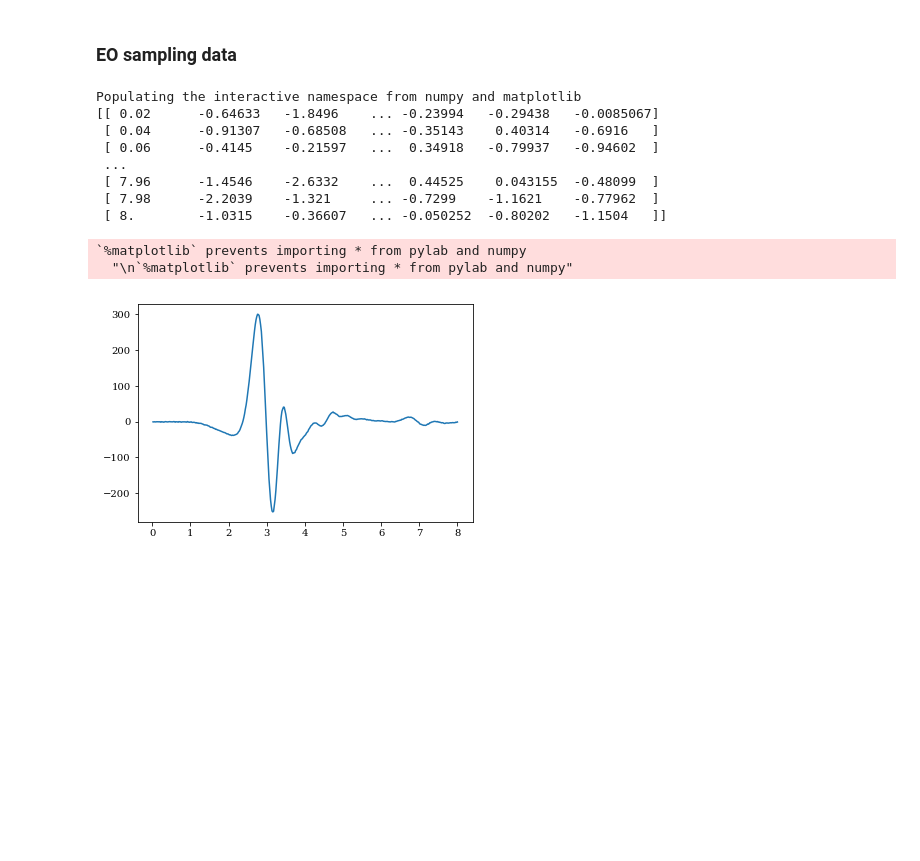
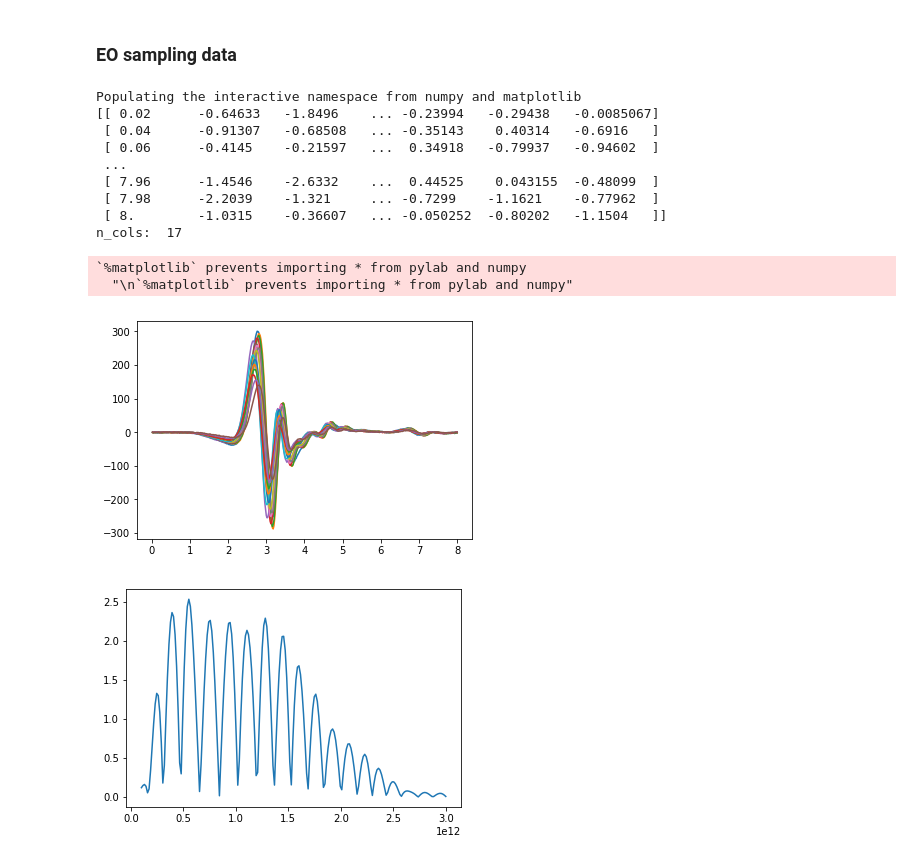
Before and after one commit to nimachm81/YEEFDTD, a Jupyter notebook: build/visualisation/Electron Emitter - Drude Metal Wedge - partialGrid.ipynb, the cells around one changed output. Saved outputs shown, nothing was run; the diff lists cells and outputs as text; code cells hidden in the pictures; blank space fills up the shorter version.

```diff
--- a/build/visualisation/Electron Emitter - Drude Metal Wedge - partialGrid.ipynb
+++ b/build/visualisation/Electron Emitter - Drude Metal Wedge - partialGrid.ipynb
@@ -687,35 +687,58 @@ parameters:  {'dt_si': 7.469071677928396e-17, 'dy_si': 3.333333253863202e-08, 'd
 # %%
 %pylab inline
 from scipy import constants
 import numpy as np
 
 from numpy import genfromtxt
 my_data = genfromtxt('../data/2D/EO_sampling_data.csv')
 
 print(my_data)
 
-for i in range(1, 2):
+n_cols = my_data.shape[1]
+print("n_cols: ", n_cols)
+
+for i in range(1, n_cols):
     plot(my_data[:,0], my_data[:,i])
 show()
 
 from WriteBinary import *
 
 Write1DArray(my_data[:,0]*1.0e-12, "../data/2D/time_samples.d", "d")
 Write1DArray(my_data[:,1]/np.max(np.abs(my_data[:,1])), "../data/2D/field_samples.d", "d")
 Write1DArray(my_data[:,0]*1.0e-12, "../data/2D/time_samples.f", "f")
 Write1DArray(my_data[:,1]/np.max(np.abs(my_data[:,1])), "../data/2D/field_samples.f", "f")
+
+E_t = my_data[:, 1]
+t = my_data[:,0] * 1.0e-12
+n_f = 200
+f0 = 0.1*constants.tera
+f1 = 3.0*constants.tera
+f = np.linspace(f0, f1, n_f)
+E_f = np.zeros(n_f)
+n_t = len(t)
+
+for i in range(n_f):
+    w_i = 2.0*np.pi*f[i]
+    for j in range(n_t):
+        E_f[i] += E_t[j]*np.exp(-1j*w_i*t[j])
+E_f /= (n_t * 2 * np.pi)
+
+plot(f, np.abs(E_f))
+show()
 # %% [output]
 Populating the interactive namespace from numpy and matplotlib
 [[ 0.02      -0.64633   -1.8496    ... -0.23994   -0.29438   -0.0085067]
  [ 0.04      -0.91307   -0.68508   ... -0.35143    0.40314   -0.6916   ]
  [ 0.06      -0.4145    -0.21597   ...  0.34918   -0.79937   -0.94602  ]
  ...
  [ 7.96      -1.4546    -2.6332    ...  0.44525    0.043155  -0.48099  ]
  [ 7.98      -2.2039    -1.321     ... -0.7299    -1.1621    -0.77962  ]
  [ 8.        -1.0315    -0.36607   ... -0.050252  -0.80202   -1.1504   ]]
+n_cols:  17
 `%matplotlib` prevents importing * from pylab and numpy
   "\n`%matplotlib` prevents importing * from pylab and numpy"
-[figure, old version]
+[figure, new version]
+[figure, added]
 # %%
 %pylab inline
 
```
Also changed, not shown: parts of 1 cell of this notebook, 31 other files.
